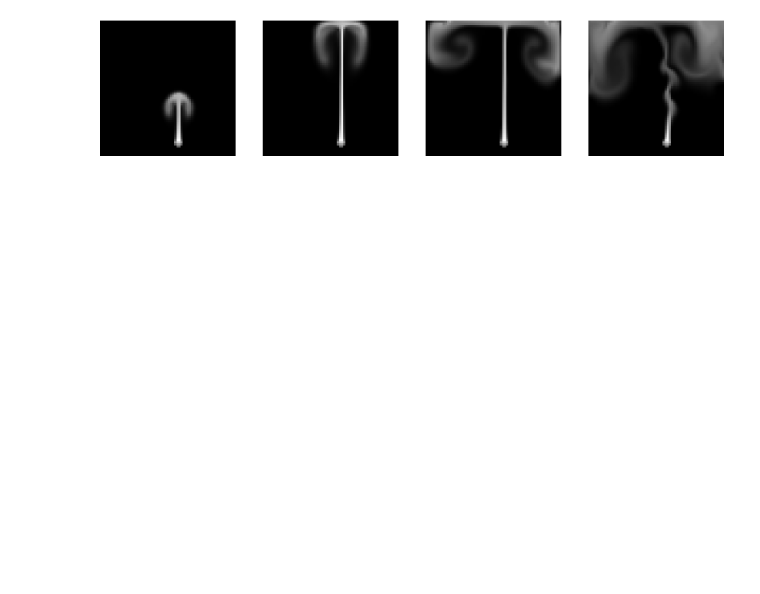
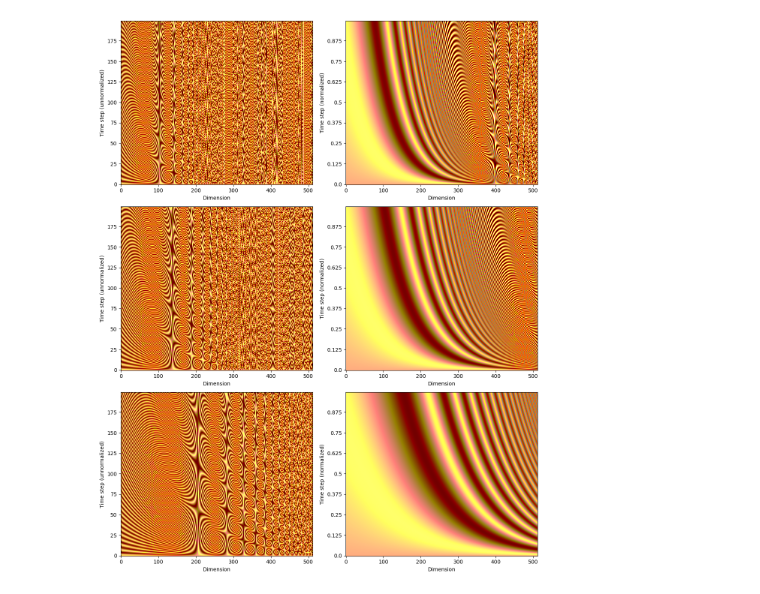
Before and after one commit to bookdiver/FluidDiff, a Jupyter notebook: diff_fluids/ddpm/test.ipynb, the cells around one changed output. Saved outputs shown, nothing was run; the diff lists cells and outputs as text; code cells hidden in the pictures; blank space fills up the shorter version.

Commit message:
add some test on time_emb, and the normalization

```diff
--- a/diff_fluids/ddpm/test.ipynb
+++ b/diff_fluids/ddpm/test.ipynb
@@ -19,7 +5,0 @@ truths = ds.get_ground_truths(idxs)
-# %%
-fig, ax = plt.subplots(1, 4, figsize=(20, 5))
-for i in range(4):
-    ax[i].imshow(truths[i][0].detach().squeeze(0).cpu().numpy(), cmap='gray', origin='lower')
-    ax[i].axis('off')
-# %% [output]
-[figure, removed]
@@ -25,0 +19,39 @@ for i in range(4):
+# %%
+def tick_formatter(x, pos):
+    return x / 200
+# %%
+unnormalized_time = torch.arange(0, 200, dtype=torch.float32)
+normalized_time = unnormalized_time / 200
+unnormalized_time_emb1 = time_emb(unnormalized_time, emb_dim=512, max_period=1e4)
+normalized_time_emb1 = time_emb(normalized_time, emb_dim=512, max_period=1e4)
+unnormalized_time_emb2 = time_emb(unnormalized_time, emb_dim=512, max_period=1e3)
+normalized_time_emb2 = time_emb(normalized_time, emb_dim=512, max_period=1e3)
+unnormalized_time_emb3 = time_emb(unnormalized_time, emb_dim=512, max_period=1e2)
+normalized_time_emb3 = time_emb(normalized_time, emb_dim=512, max_period=1e2)
+# %%
+fig, ax = plt.subplots(3, 2, figsize=(12, 15))
+ax[0, 0].imshow(unnormalized_time_emb1, aspect='auto', origin='lower', cmap='hot')
+ax[0, 0].set_xlabel('Dimension')
+ax[0, 0].set_ylabel('Time step (unnormalized)')
+ax[0, 1].imshow(normalized_time_emb1, aspect='auto', origin='lower', cmap='hot')
+ax[0, 1].set_xlabel('Dimension')
+ax[0, 1].set_ylabel('Time step (normalized)')
+ax[0, 1].yaxis.set_major_formatter(FuncFormatter(tick_formatter))
+ax[1, 0].imshow(unnormalized_time_emb2, aspect='auto', origin='lower', cmap='hot')
+ax[1, 0].set_xlabel('Dimension')
+ax[1, 0].set_ylabel('Time step (unnormalized)')
+ax[1, 1].imshow(normalized_time_emb2, aspect='auto', origin='lower', cmap='hot')
+ax[1, 1].set_xlabel('Dimension')
+ax[1, 1].set_ylabel('Time step (normalized)')
+ax[1, 1].yaxis.set_major_formatter(FuncFormatter(tick_formatter))
+ax[2, 0].imshow(unnormalized_time_emb3, aspect='auto', origin='lower', cmap='hot')
+ax[2, 0].set_xlabel('Dimension')
+ax[2, 0].set_ylabel('Time step (unnormalized)')
+ax[2, 1].imshow(normalized_time_emb3, aspect='auto', origin='lower', cmap='hot')
+ax[2, 1].set_xlabel('Dimension')
+ax[2, 1].set_ylabel('Time step (normalized)')
+ax[2, 1].yaxis.set_major_formatter(FuncFormatter(tick_formatter))
+plt.tight_layout()
+plt.show()
+# %% [output]
+[figure, added]
```
Also changed, not shown: parts of 6 cells of this notebook, 3 other files.
